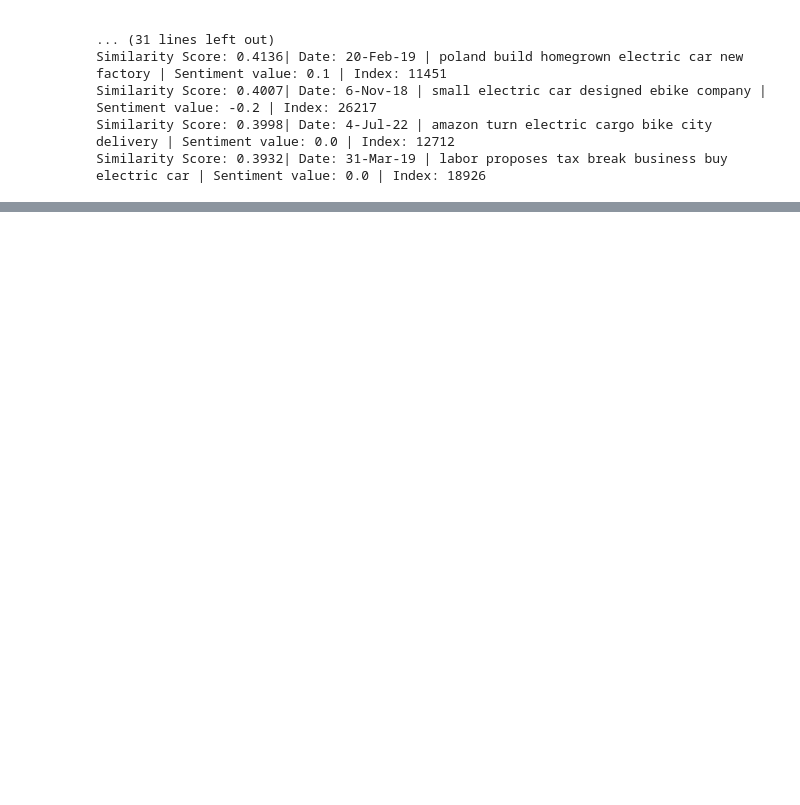
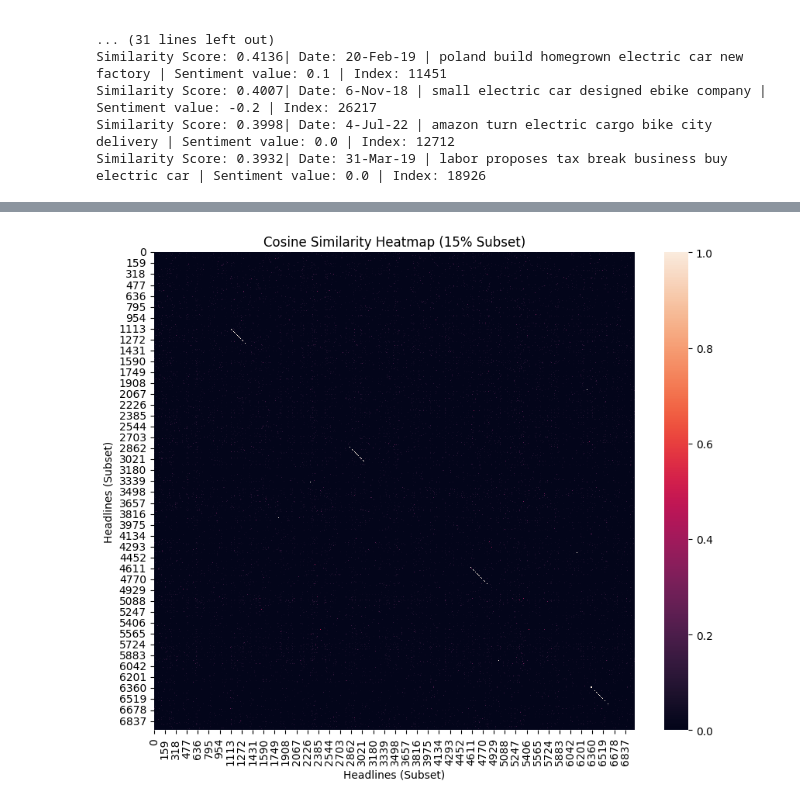
Before and after one commit to Vincent-G-Van/cmpe-256-project, a Jupyter notebook: tdidf_vectorizer.ipynb, the cells around one changed output, grey strips where cells are left out. Saved outputs shown, nothing was run; the diff lists cells and outputs as text; code cells hidden in the pictures; blank space fills up the shorter version.

```diff
--- a/tdidf_vectorizer.ipynb
+++ b/tdidf_vectorizer.ipynb
@@ -91,0 +115,20 @@ Similarity Score: 0.3932| Date: 31-Mar-19 | labor proposes tax break business bu
+# %%
+# reduce dataset to a 15% sample due to memory constraints
+red_per = .15
+# convert to int
+sub_size = int(red_per * mtx.shape[0])
+# select a randomly for the lower percentages
+sub_idx = np.random.choice(mtx.shape[0], sub_size)
+subset = mtx[sub_idx]
+# calculate the cosine similiary on subset
+sub_mat = cosine_similarity(subset)
+
+# plot heatmap for subset
+plt.figure(figsize=(10, 8))
+sns.heatmap(sub_mat)
+plt.title('Cosine Similarity Heatmap (15% Subset)')
+plt.xlabel('Headlines (Subset)')
+plt.ylabel('Headlines (Subset)')
+plt.show()
+# %% [output]
+[figure, added]
```
Also changed, not shown: parts of 3 cells of this notebook.
